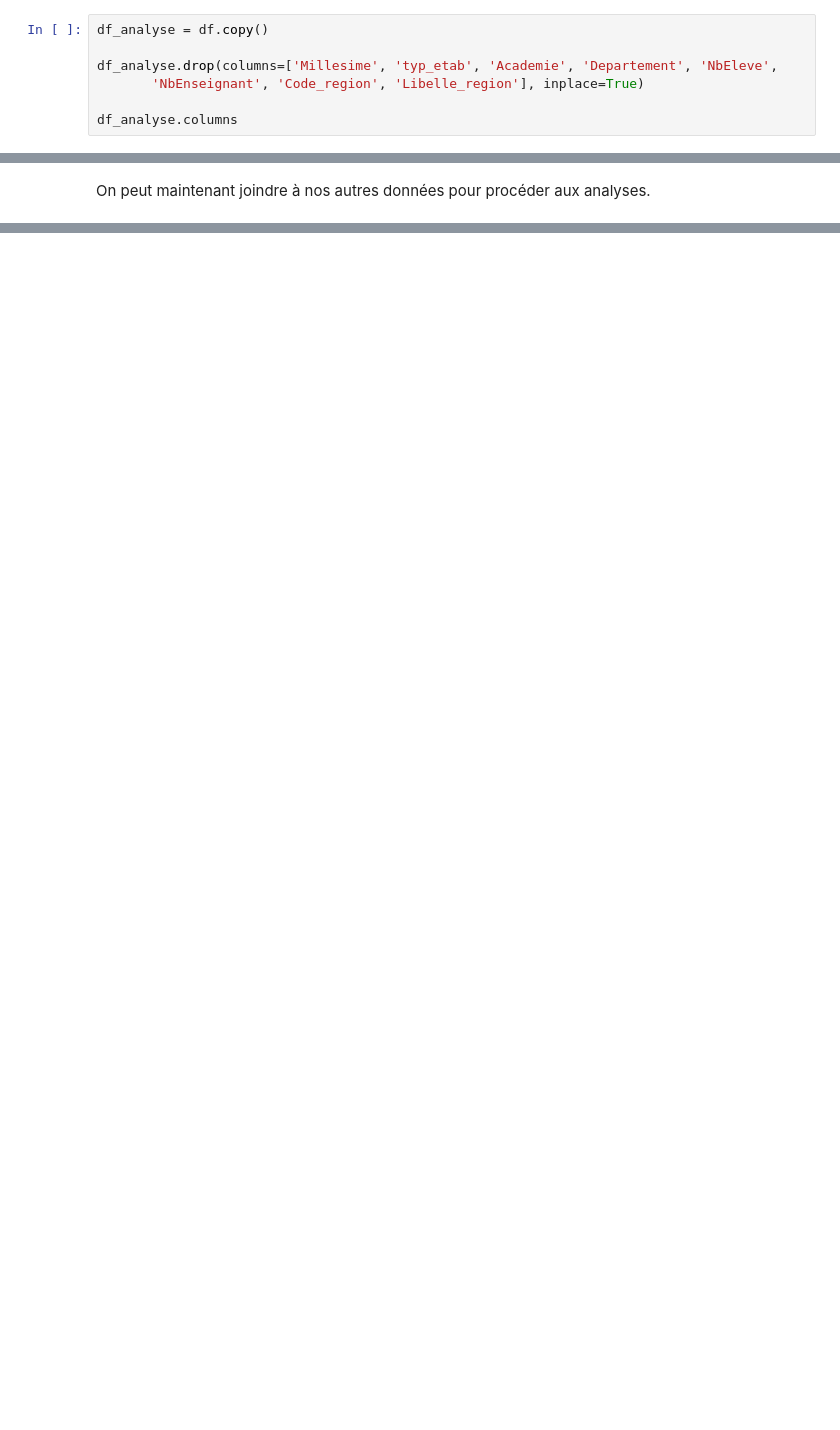
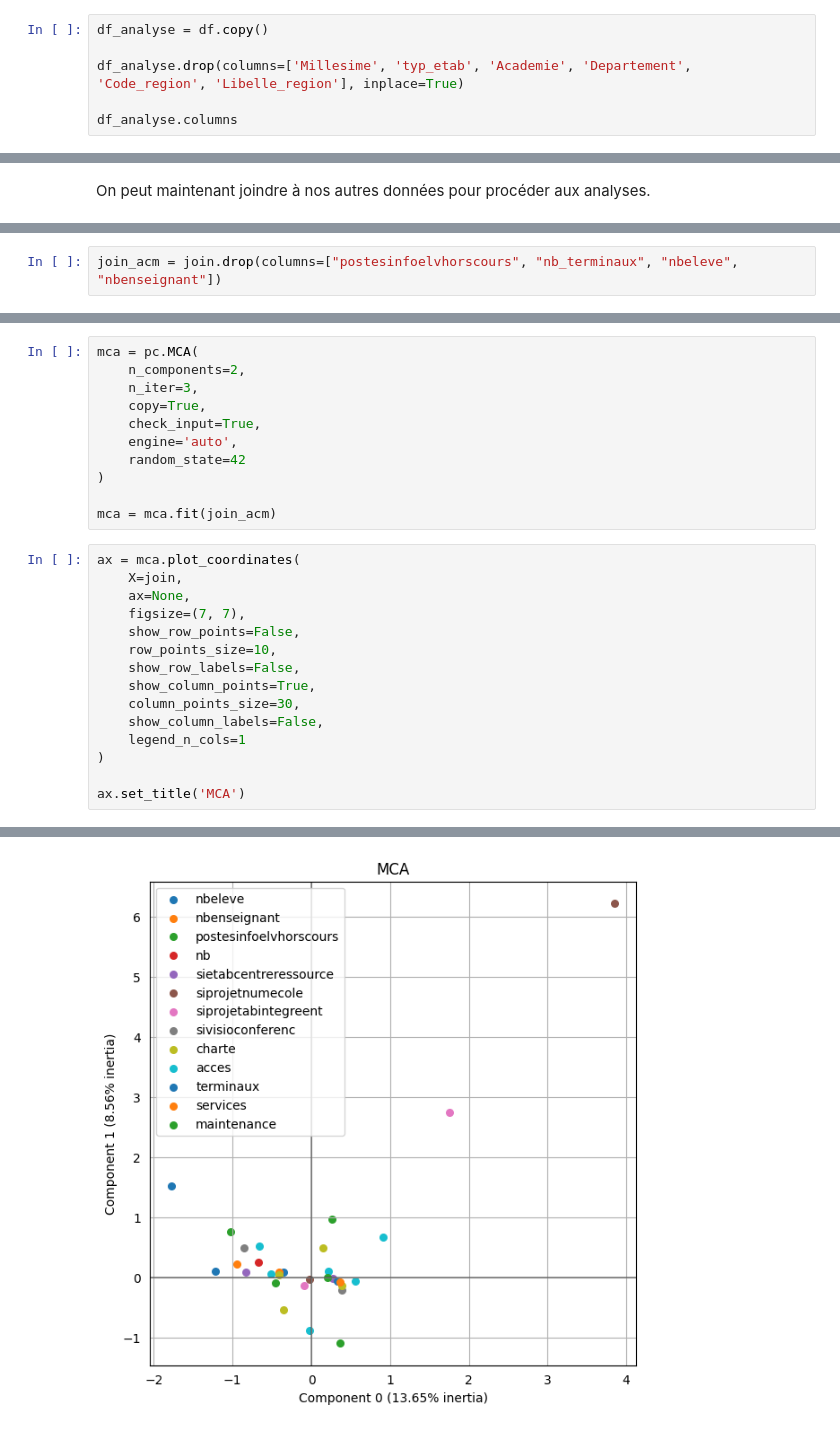
Before and after one commit to Salim-belkhir/Projet-data-science, a Jupyter notebook: etude_etic_2/etic_2.ipynb, the cells around one changed output, grey strips where cells are left out. Saved outputs shown, nothing was run; the diff lists cells and outputs as text; blank space fills up the shorter version.

```diff
--- a/etude_etic_2/etic_2.ipynb
+++ b/etude_etic_2/etic_2.ipynb
@@ -158,8 +183,7 @@ On va maintenant garder seulement les colonnes qui vont nous servir pour pouvoir
 # %%
 df_analyse = df.copy()
 
-df_analyse.drop(columns=['Millesime', 'typ_etab', 'Academie', 'Departement', 'NbEleve',
-       'NbEnseignant', 'Code_region', 'Libelle_region'], inplace=True)
+df_analyse.drop(columns=['Millesime', 'typ_etab', 'Academie', 'Departement', 'Code_region', 'Libelle_region'], inplace=True)
 
 df_analyse.columns
 # %% [output]
@@ -426,0 +264,2 @@ mca.total_inertia_
+# %%
+join_acm = join.drop(columns=["postesinfoelvhorscours", "nb_terminaux", "nbeleve", "nbenseignant"])
@@ -426,0 +282,27 @@ mca.total_inertia_
+# %%
+mca = pc.MCA(
+    n_components=2,
+    n_iter=3,
+    copy=True,
+    check_input=True,
+    engine='auto',
+    random_state=42
+)
+
+mca = mca.fit(join_acm)
+# %%
+ax = mca.plot_coordinates(
+    X=join,
+    ax=None,
+    figsize=(7, 7),
+    show_row_points=False,
+    row_points_size=10,
+    show_row_labels=False,
+    show_column_points=True,
+    column_points_size=30,
+    show_column_labels=False,
+    legend_n_cols=1
+)
+
+ax.set_title('MCA')
+# %% [output]
@@ -426,0 +310 @@ mca.total_inertia_
+[figure, added]
```
Also changed, not shown: parts of 81 cells of this notebook, 16 other files.
